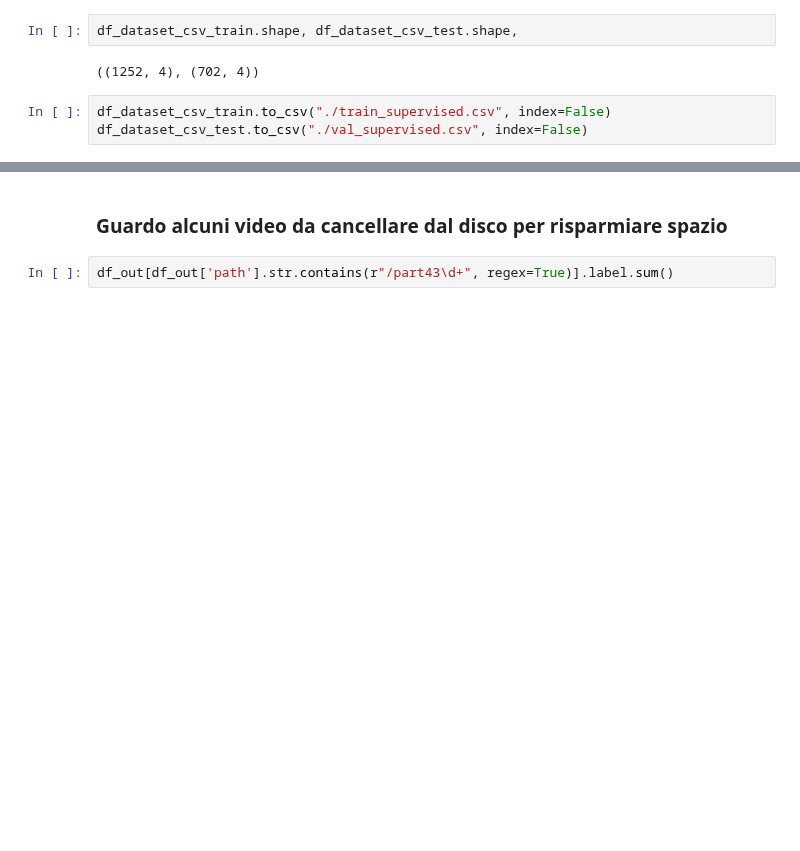
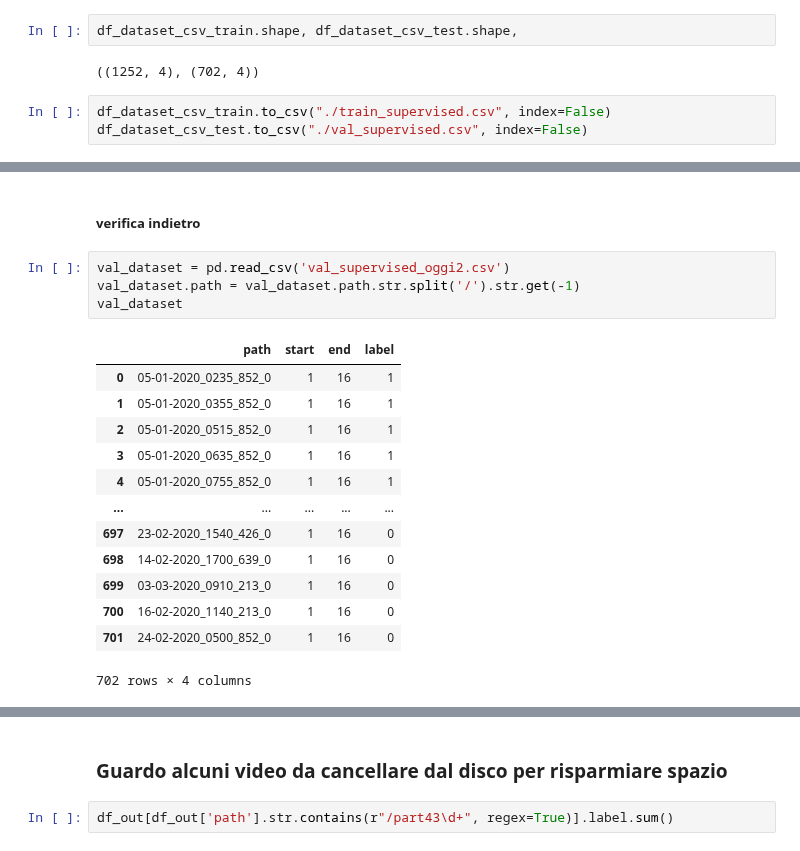
Before and after one commit to dandarm/VideoMAEv2, a Jupyter notebook: Build_dataset_videoMAE.ipynb, the cells around one changed output, grey strips where cells are left out. Drawn from its saved outputs; the diff is of its cells as text; blank space fills up the shorter version.

```diff
--- a/Build_dataset_videoMAE.ipynb
+++ b/Build_dataset_videoMAE.ipynb
@@ -374,0 +412,20 @@ df_dataset_csv_test.to_csv("./val_supervised.csv", index=False)
+# %% [markdown]
+##### verifica indietro
+# %%
+val_dataset = pd.read_csv('val_supervised_oggi2.csv')
+val_dataset.path = val_dataset.path.str.split('/').str.get(-1)
+val_dataset
+# %% [output]
+|  | path | start | end | label |
+| 0 | 05-01-2020_0235_852_0 | 1 | 16 | 1 |
+| 1 | 05-01-2020_0355_852_0 | 1 | 16 | 1 |
+| 2 | 05-01-2020_0515_852_0 | 1 | 16 | 1 |
+| 3 | 05-01-2020_0635_852_0 | 1 | 16 | 1 |
+| 4 | 05-01-2020_0755_852_0 | 1 | 16 | 1 |
+| ... | ... | ... | ... | ... |
+| 697 | 23-02-2020_1540_426_0 | 1 | 16 | 0 |
+| 698 | 14-02-2020_1700_639_0 | 1 | 16 | 0 |
+| 699 | 03-03-2020_0910_213_0 | 1 | 16 | 0 |
+| 700 | 16-02-2020_1140_213_0 | 1 | 16 | 0 |
+| 701 | 24-02-2020_0500_852_0 | 1 | 16 | 0 |
+702 rows × 4 columns
```
Also changed, not shown: parts of 25 cells of this notebook, 13 other files.
